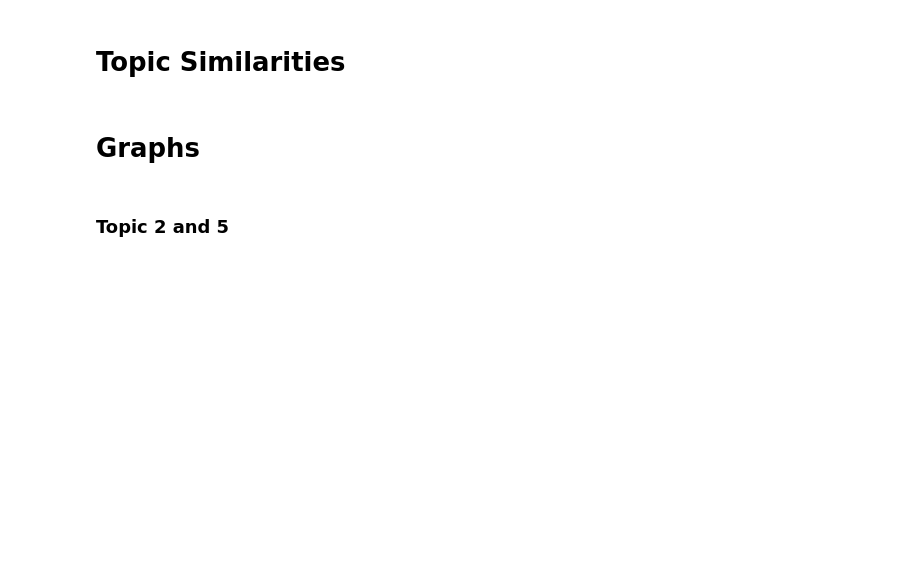
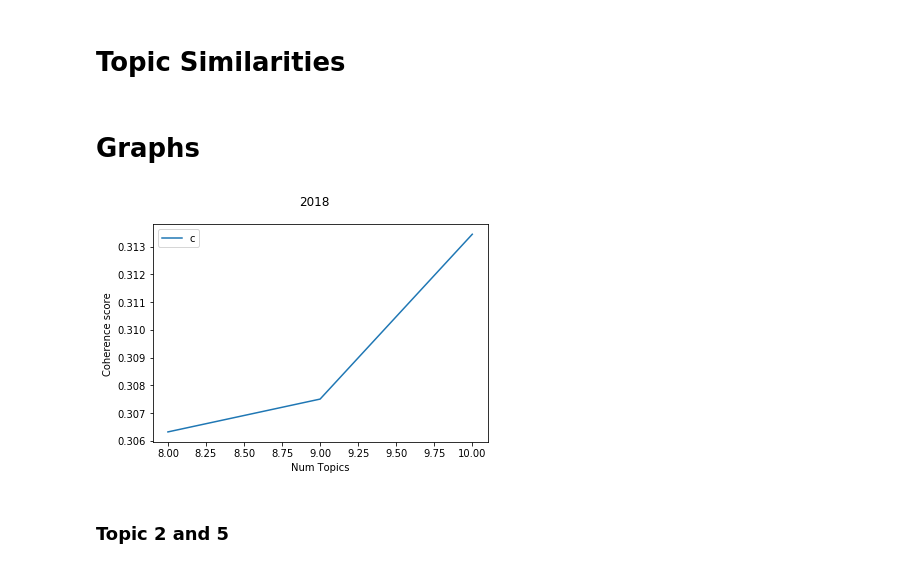
Before and after one commit to soda-lab/family-violence, a Jupyter notebook: Topic_Modeling.ipynb, the cells around one changed output. Drawn from its saved outputs; the diff is of its cells as text; code cells hidden in the pictures; blank space fills up the shorter version.

```diff
--- a/Topic_Modeling.ipynb
+++ b/Topic_Modeling.ipynb
@@ -250,5 +250,5 @@ def compute_coherence_values(dictionary, corpus, texts, limit, start=2, step=3):
 # %%
 # Takes a long time to run.
 start = 8
-model_list, coherence_values = compute_coherence_values(dictionary=id2word, corpus=corpus, texts=data_lemmatized, start=start, limit=start+1, step=1)
+model_list, coherence_values = compute_coherence_values(dictionary=id2word, corpus=corpus, texts=data_lemmatized, start=8, limit=11, step=1)
 # %% [output]
@@ -383,14 +383,16 @@ get_sim(2,4)
 # %% [markdown]
 # Graphs
 # %%
-limit=21; start=4; step=1;
+limit=11; start=8; step=1;
 x = range(start, limit, step)
 plt.figure().suptitle('2018')
 plt.plot(x, coherence_values)
 plt.xlabel("Num Topics")
 plt.ylabel("Coherence score")
 plt.legend(("coherence_values"), loc='best')
 plt.show()
+# %% [output]
+[figure, added]
 # %%
 # Select the 3 optimal models
 optimal_model = model_list[0]
```
Also changed, not shown: parts of 1 cell of this notebook.
